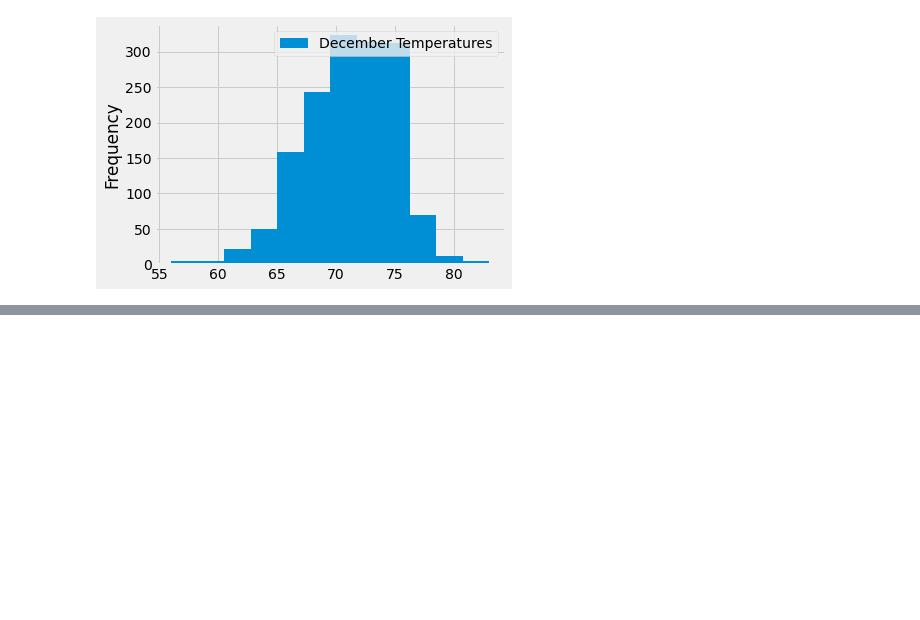
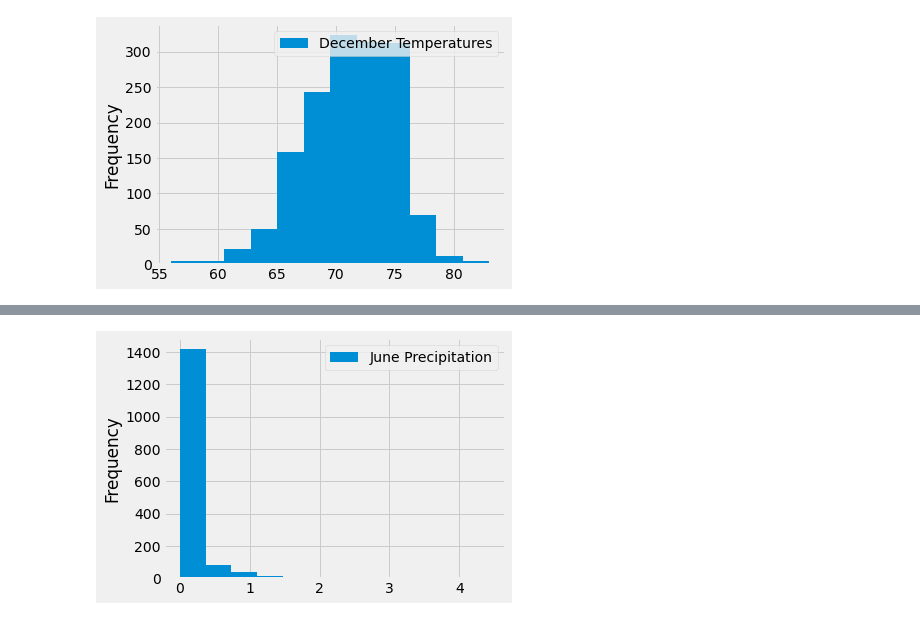
Before and after one commit to kristithrasher/Surfs_Up, a Jupyter notebook: SurfsUp_Challenge.ipynb, the cells around one changed output, grey strips where cells are left out. Cells and saved outputs as stored; diff of their text form; code cells hidden in the pictures; blank space fills up the shorter version.

Commit message:
added two queries and images

```diff
--- a/SurfsUp_Challenge.ipynb
+++ b/SurfsUp_Challenge.ipynb
@@ -153,3 +153,9 @@ dec_df.plot.hist(bins=12)
 plt.tight_layout()
 # %% [output]
 [figure]
+# %%
+# query for june precipitation
+june_precip_results = session.query(Measurement.date, Measurement.prcp).filter(extract('month',Measurement.date)==6).all()
+# convert to a list
+june_precip = list(np.ravel(june_precip_results))
+june_precip
@@ -155,0 +180,5 @@ plt.tight_layout()
+# %%
+june_precip_df = pd.DataFrame()
+june_precip_df = pd.DataFrame(june_precip_results, columns=['date', "June Precipitation"])
+june_precip_df.set_index(june_precip_df['date'], inplace =True)
+print(june_precip_df)
@@ -155,0 +201,5 @@ plt.tight_layout()
+# %%
+june_precip_df.plot.hist(bins=12)
+plt.tight_layout()
+# %% [output]
+[figure, added]
```
Also changed, not shown: parts of 5 cells of this notebook, 2 other files.
